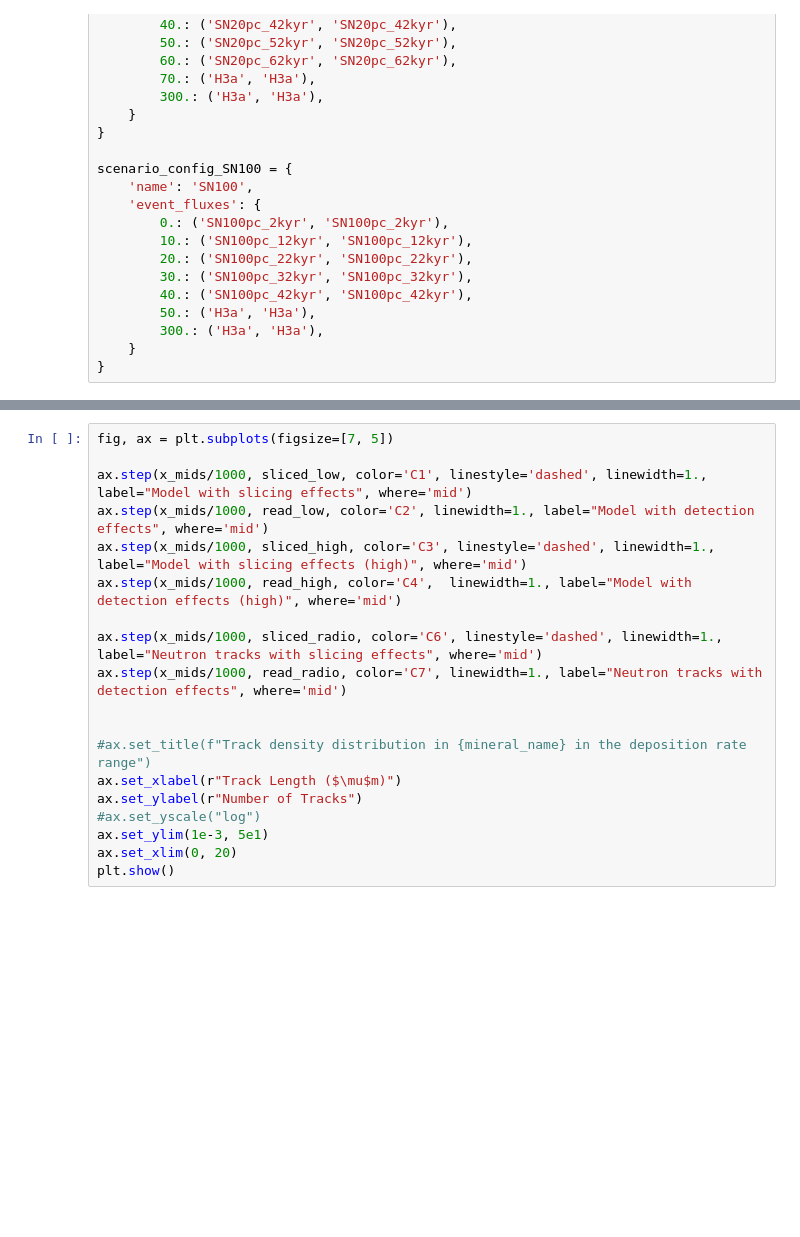
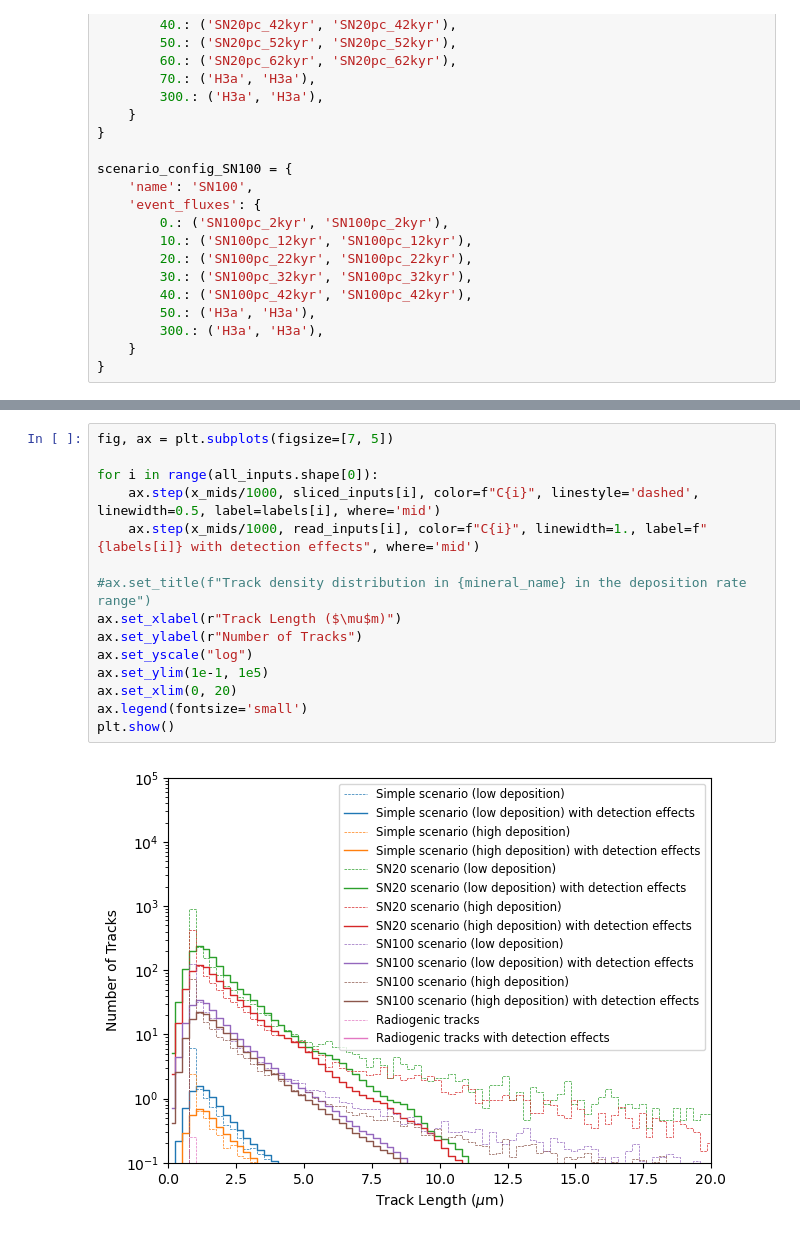
Before and after one commit to cgalelli/PrimusCode, a Jupyter notebook: MSC_analysis_new.ipynb, the cells around one changed output, grey strips where cells are left out. Saved outputs shown, nothing was run; the diff lists cells and outputs as text; blank space fills up the shorter version.

```diff
--- a/MSC_analysis_new.ipynb
+++ b/MSC_analysis_new.ipynb
@@ -158,20 +220,18 @@ read_radio = detection_model_efficiency(x_bins, sliced_radio, 0.66, 0.88, model_
 # %%
 fig, ax = plt.subplots(figsize=[7, 5])
 
-ax.step(x_mids/1000, sliced_low, color='C1', linestyle='dashed', linewidth=1., label="Model with slicing effects", where='mid')
-ax.step(x_mids/1000, read_low, color='C2', linewidth=1., label="Model with detection effects", where='mid')
-ax.step(x_mids/1000, sliced_high, color='C3', linestyle='dashed', linewidth=1., label="Model with slicing effects (high)", where='mid')
-ax.step(x_mids/1000, read_high, color='C4',  linewidth=1., label="Model with detection effects (high)", where='mid')
-
-ax.step(x_mids/1000, sliced_radio, color='C6', linestyle='dashed', linewidth=1., label="Neutron tracks with slicing effects", where='mid')
-ax.step(x_mids/1000, read_radio, color='C7', linewidth=1., label="Neutron tracks with detection effects", where='mid')
-
+for i in range(all_inputs.shape[0]):
+    ax.step(x_mids/1000, sliced_inputs[i], color=f"C{i}", linestyle='dashed', linewidth=0.5, label=labels[i], where='mid')
+    ax.step(x_mids/1000, read_inputs[i], color=f"C{i}", linewidth=1., label=f"{labels[i]} with detection effects", where='mid')
 
 #ax.set_title(f"Track density distribution in {mineral_name} in the deposition rate range")
 ax.set_xlabel(r"Track Length ($\mu$m)")
 ax.set_ylabel(r"Number of Tracks")
-#ax.set_yscale("log")
-ax.set_ylim(1e-3, 5e1)
+ax.set_yscale("log")
+ax.set_ylim(1e-1, 1e5)
 ax.set_xlim(0, 20)
+ax.legend(fontsize='small')
 plt.show()
+# %% [output]
+[figure, added]
 # %%
```
Also changed, not shown: parts of 14 cells of this notebook.
